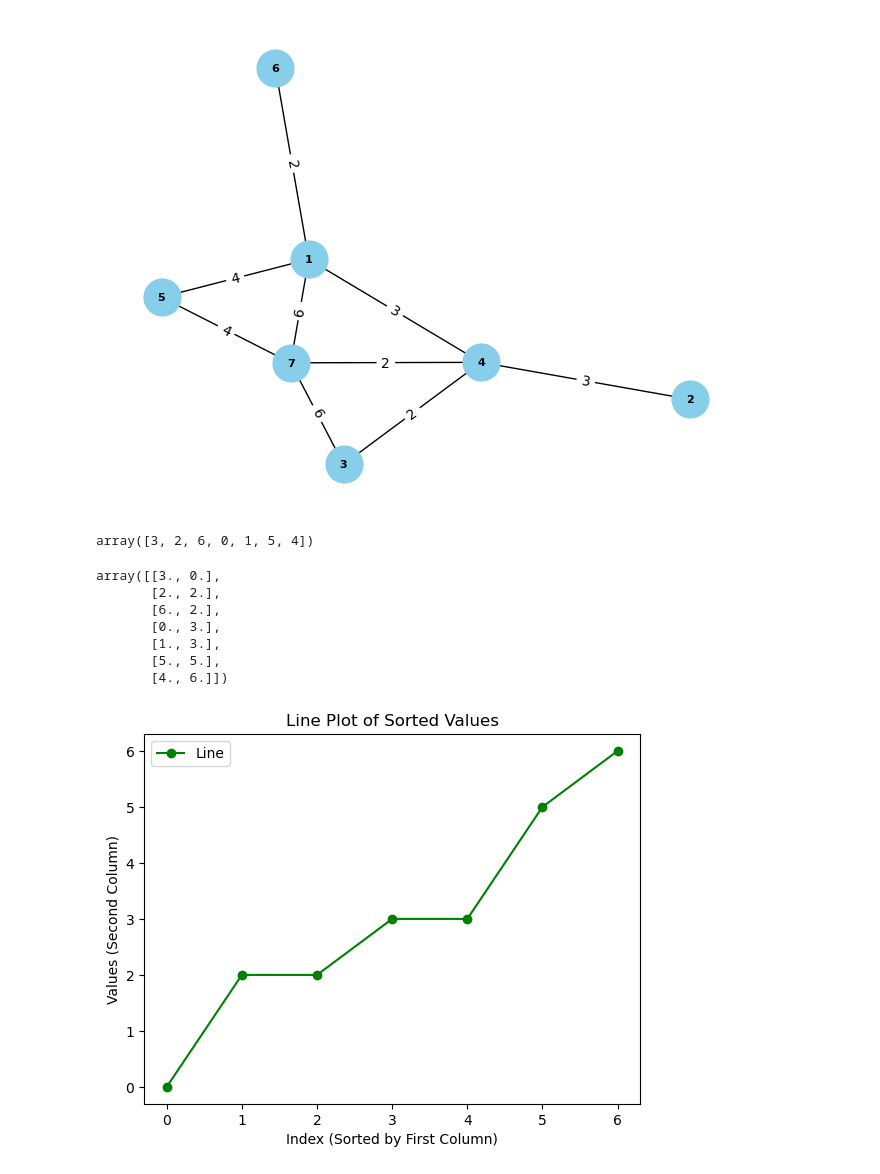
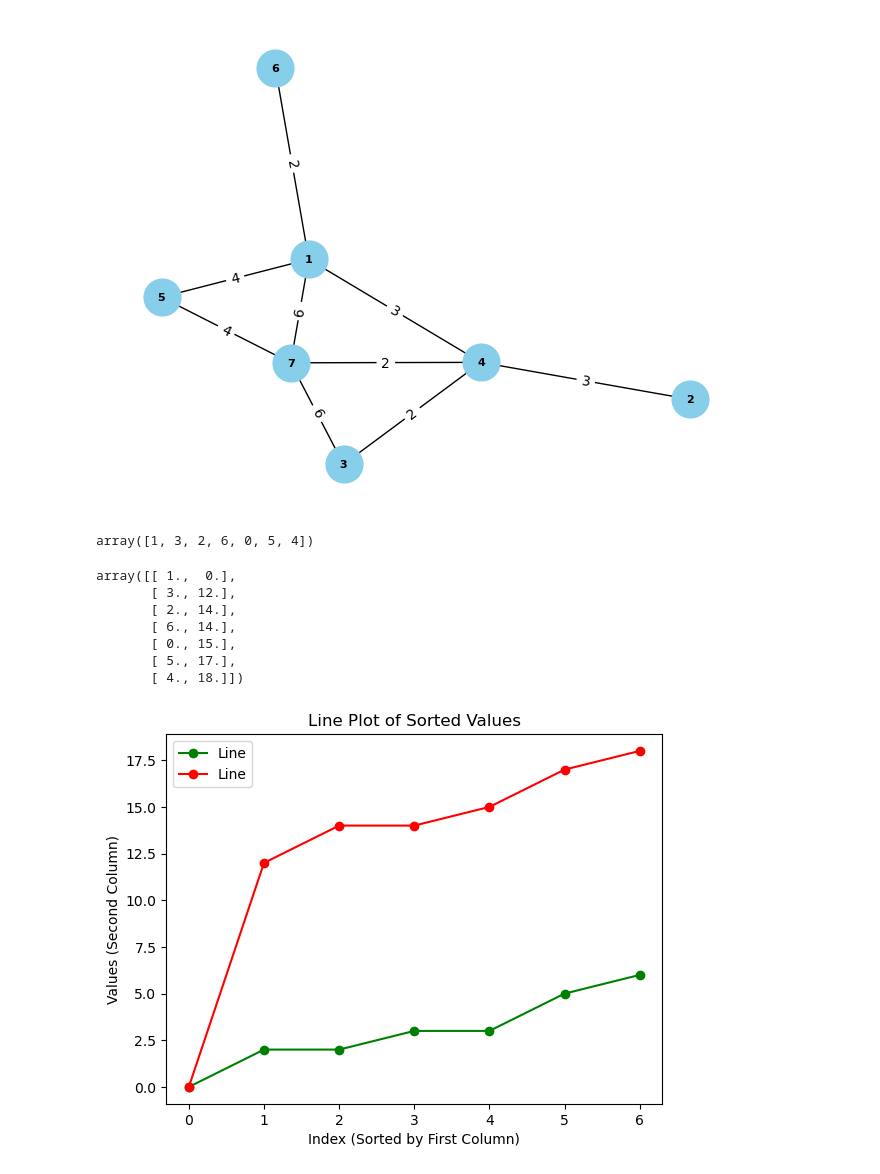
Before and after one commit to eliecerecology/ComplexNetworksPandemia, a Jupyter notebook: helper.ipynb, the cells around one changed output. Drawn from its saved outputs; the diff is of its cells as text; code cells hidden in the pictures.

Commit message:
double line

```diff
--- a/helper.ipynb
+++ b/helper.ipynb
@@ -136,14 +136,14 @@ stack = np.dstack((adj_array,
                    infect_array))
 # %%
 # A.1. Update time
-time_updated, track = update_time(stack[:,:,1], seed_node = 4)
+time_updated, track = update_time(stack[:,:,1], seed_node = 2)
 # %%
 # A.2. Infection matrix
-h = infect_func(stack, track, time_updated, p = 0.6)
+h = infect_func(stack, track, time_updated, p = 0.2)
 # %%
 track #NODES
 # %% [output]
-array([3, 2, 6, 0, 1, 5, 4])
+array([1, 3, 2, 6, 0, 5, 4])
 # %%
 values = h[track[0],track,1]
 # %%
@@ -155,32 +155,32 @@ concatenated_array = np.column_stack((array1, array2))
 # %%
 concatenated_array
 # %% [output]
-array([[3., 0.],
-       [2., 2.],
-       [6., 2.],
-       [0., 3.],
-       [1., 3.],
-       [5., 5.],
-       [4., 6.]])
+array([[ 1.,  0.],
+       [ 3., 12.],
+       [ 2., 14.],
+       [ 6., 14.],
+       [ 0., 15.],
+       [ 5., 17.],
+       [ 4., 18.]])
 # %%
 # Sorting the array based on the first column
 sorted_array = concatenated_array[concatenated_array[:, 1].argsort()]
 
 # Extracting sorted values for plotting
 sorted_values = sorted_array[:, 1]
 
 # Creating a line plot
-plt.plot(sorted_values, marker='o', color='green', label='Line')
-
+plt.plot(sorted_values1, marker='o', color='green', label='Line')
+plt.plot(sorted_values, marker='o', color='red', label='Line')
 # Adding labels and title
 plt.xlabel('Index (Sorted by First Column)')
 plt.ylabel('Values (Second Column)')
 plt.title('Line Plot of Sorted Values')
 
 # Adding a legend
 plt.legend()
 
 # Display the plot
 plt.show()
 # %% [output]
-[figure, old version]
+[figure, new version]
```
Also changed, not shown: parts of 2 cells of this notebook.
